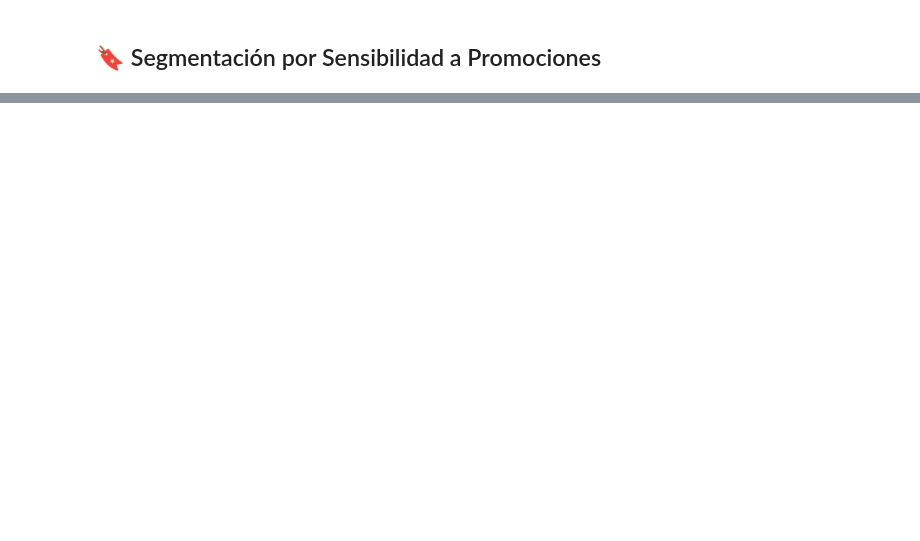
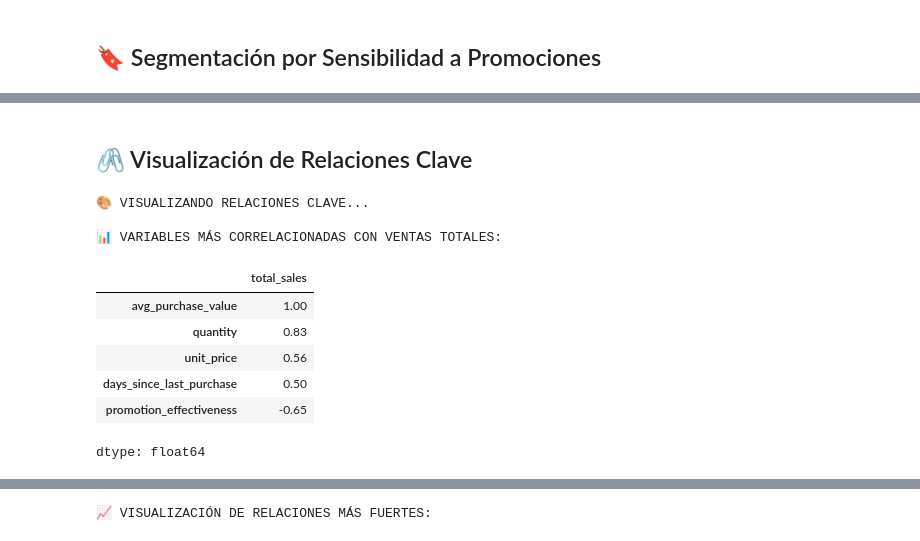
Before and after one commit to ChurnGuard/ChurnInsight, a Jupyter notebook: data-science/notebooks/Data_Analyst.ipynb, the cells around one changed output, grey strips where cells are left out. Cells and saved outputs as stored; diff of their text form; code cells hidden in the pictures; blank space fills up the shorter version.

```diff
--- a/data-science/notebooks/Data_Analyst.ipynb
+++ b/data-science/notebooks/Data_Analyst.ipynb
@@ -1567,0 +1709,58 @@ if all(col in df_promo.columns for col in ['promo_flag', 'avg_discount_used']):
+# %% [markdown]
+## 🖇️ Visualización de Relaciones Clave
+# %%
+print("\n🎨 VISUALIZANDO RELACIONES CLAVE...")
+
+# Identificar las variables más correlacionadas con ventas
+if 'total_sales' in correlation_matrix.columns:
+    sales_correlations = correlation_matrix['total_sales'].sort_values(ascending=False)
+
+    print(f"\n📊 VARIABLES MÁS CORRELACIONADAS CON VENTAS TOTALES:")
+    top_correlations = sales_correlations[abs(sales_correlations) > 0.3].drop('total_sales')
+
+    if len(top_correlations) > 0:
+        display(top_correlations.round(3))
+
+        # Gráfico de barras de correlaciones con ventas
+        fig_sales_corr = px.bar(x=top_correlations.index, y=top_correlations.values,
+                               title='Correlación con Ventas Totales',
+                               labels={'x': 'Variable', 'y': 'Coeficiente de Correlación'},
+                               color=top_correlations.values,
+                               color_continuous_scale='RdYlGn',
+                               range_color=[-1, 1])
+        fig_sales_corr.update_layout(xaxis_tickangle=-45)
+        fig_sales_corr.show()
+    else:
+        print("ℹ️ No hay variables con correlación significativa (>0.3) con ventas totales")
+
+# %%
+# Visualizar las relaciones más fuertes
+if len(strong_corr_df) > 0:
+    print("\n📈 VISUALIZACIÓN DE RELACIONES MÁS FUERTES:")
+
+    # Tomar las 3 correlaciones más fuertes
+    top_strong = strong_corr_df.head(3)
+
+    for idx, row in top_strong.iterrows():
+        var1 = row['Variable1']
+        var2 = row['Variable2']
+
+        fig_scatter = px.scatter(df_corr.sample(min(500, len(df_corr)), random_state=42),
+                                x=var1, y=var2,
+                                title=f'Relación entre {var1} y {var2} (r={row["Correlación"]:.3f})',
+                                labels={var1: var1.replace('_', ' ').title(),
+                                       var2: var2.replace('_', ' ').title()},
+                                trendline='ols',
+                                opacity=0.7)
+        fig_scatter.show()
+# %% [output]
+🎨 VISUALIZANDO RELACIONES CLAVE...
+
+📊 VARIABLES MÁS CORRELACIONADAS CON VENTAS TOTALES:
+|  | total_sales |
+| avg_purchase_value | 1.00 |
+| quantity | 0.83 |
+| unit_price | 0.56 |
+| days_since_last_purchase | 0.50 |
+| promotion_effectiveness | -0.65 |
+dtype: float64
@@ -1567,0 +1768 @@ if all(col in df_promo.columns for col in ['promo_flag', 'avg_discount_used']):
+📈 VISUALIZACIÓN DE RELACIONES MÁS FUERTES:
```
Also changed, not shown: parts of 14 cells of this notebook.
